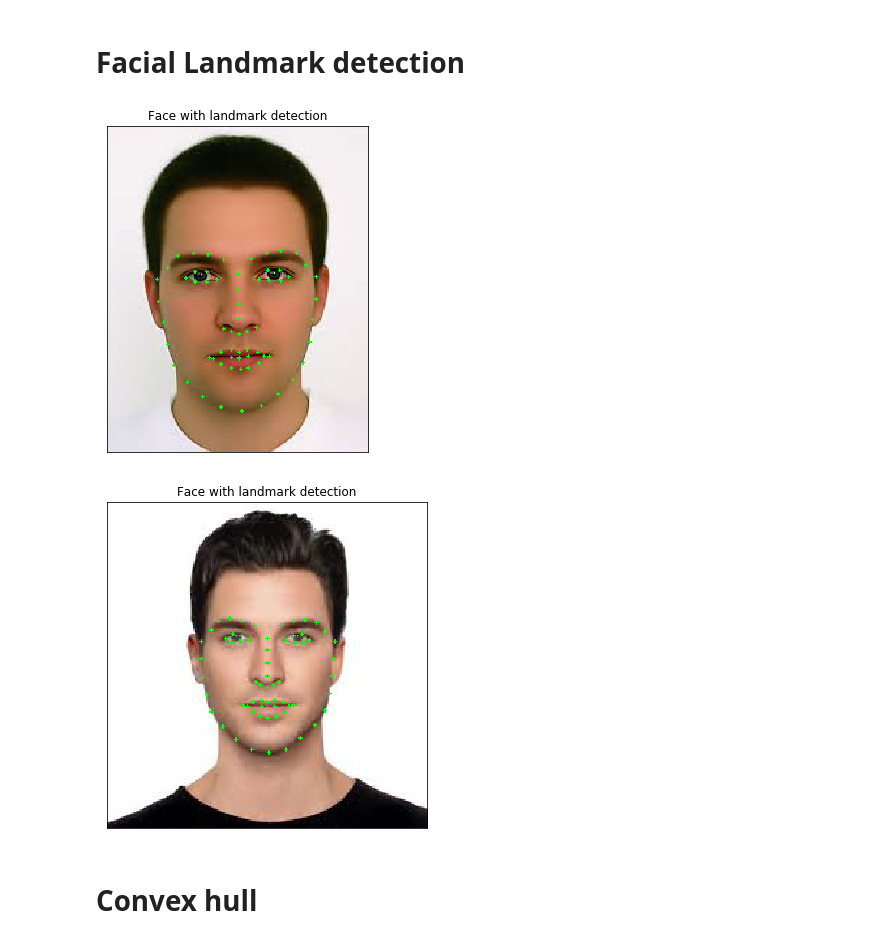
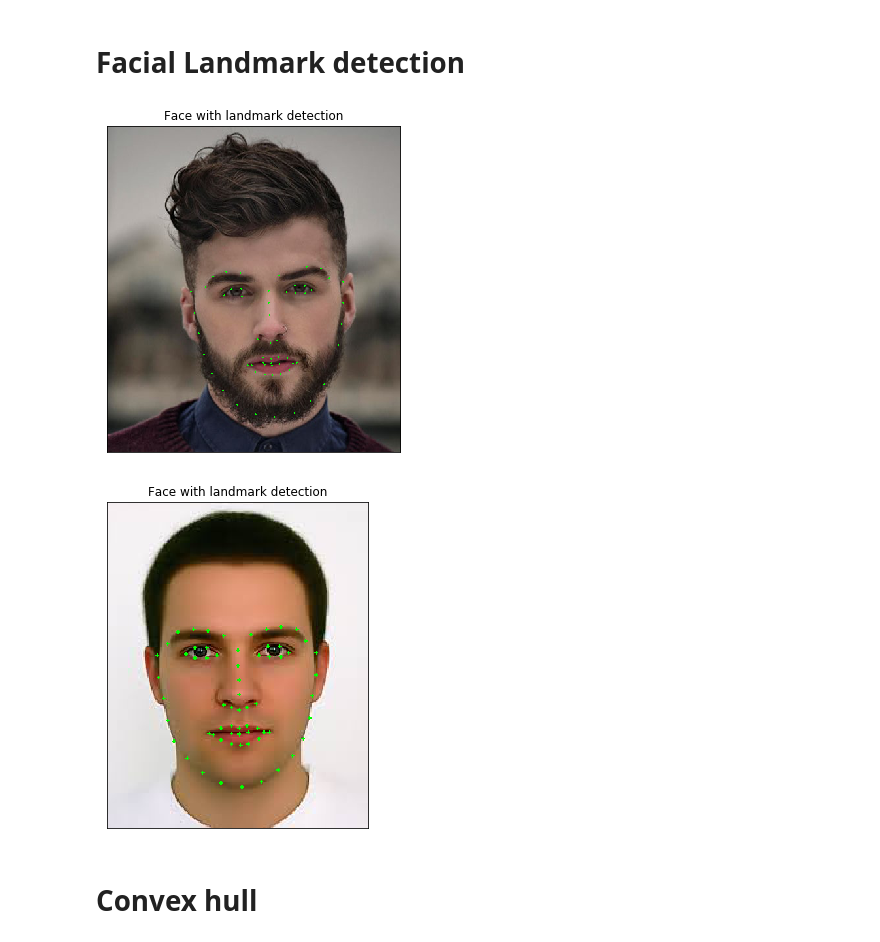
Before and after one commit to betogaona7/hairstyle, a Jupyter notebook: FS-Warping-Technique/Image-warping.ipynb, the cells around one changed output. Drawn from its saved outputs; the diff is of its cells as text; code cells hidden in the pictures.

```diff
--- a/FS-Warping-Technique/Image-warping.ipynb
+++ b/FS-Warping-Technique/Image-warping.ipynb
@@ -19,37 +19,39 @@ def get_facial_landmarks(predictor_path, image_path):
     vec = np.empty([68, 2], dtype = int)
     for b in range(68):
         vec[b][0] = shape.part(b).x
         vec[b][1] = shape.part(b).y
     return vec
 
 def show_facial_landmarks(landmarks, image_path):
     img = cv2.imread(image_path)
     image = cv2.cvtColor(img, cv2.COLOR_BGR2RGB)
 
     for landmark in landmarks:
         cv2.circle(image, (landmark[0], landmark[1]), 1, (0,255,0), -1)
 
     fig = plt.figure(figsize=(6, 6,))
     ax1 = fig.add_subplot(111)
     ax1.set_xticks([])
     ax1.set_yticks([])
 
     ax1.set_title('Face with landmark detection')
     ax1.imshow(image)
     return None
 
-source_img = './img/source-face.jpeg'
-target_img = './img/target-face.jpeg'
+#source_img = './img/source-face.jpeg'
+source_img = './img/imag1.jpg'
+#target_img = './img/target-face.jpeg'
+target_img = './img/source-face.jpeg'
 predictor_path = './../detector_architectures/shape_predictor_68_face_landmarks.dat'
 
 source_landmarks = get_facial_landmarks(predictor_path, source_img)
 target_landmarks = get_facial_landmarks(predictor_path, target_img)
 
 show_facial_landmarks(source_landmarks, source_img)
 show_facial_landmarks(target_landmarks, target_img)
 # %% [output]
-[figure, old version]
+[figure, new version]
-[figure, old version]
+[figure, new version]
 # %% [markdown]
 # Convex hull
 # %%
```
Also changed, not shown: parts of 3 cells of this notebook.
